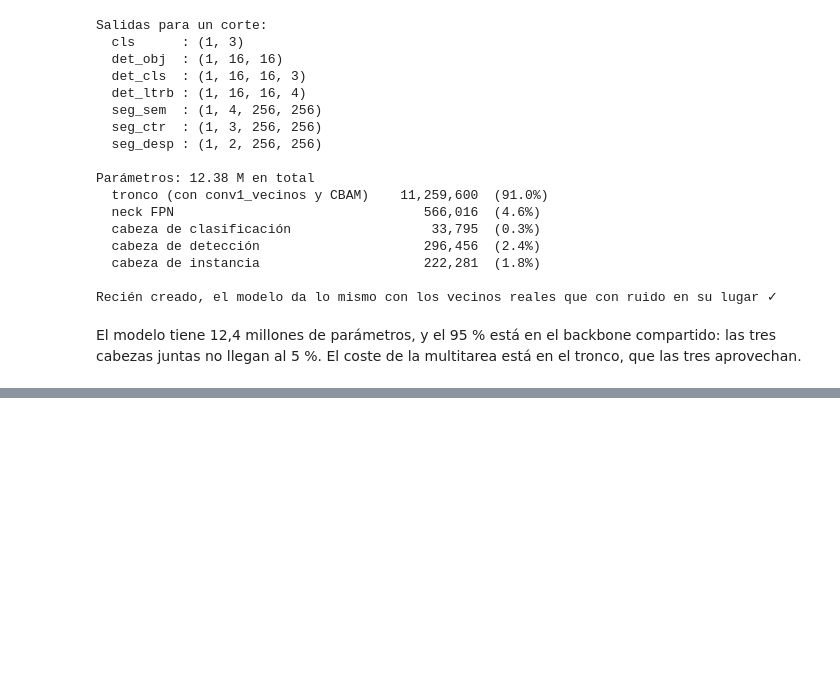
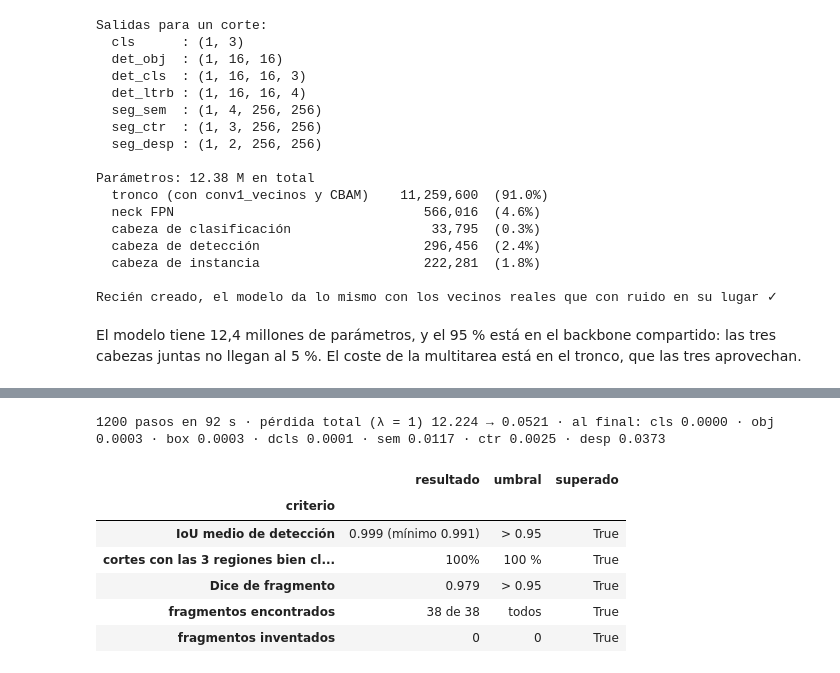
Before and after one commit to MarcAragon/proyecto_pengwin, a Jupyter notebook: Pengwin.ipynb, the cells around one changed output, grey strips where cells are left out. Cells and saved outputs as stored; diff of their text form; code cells hidden in the pictures; blank space fills up the shorter version.

```diff
--- a/Pengwin.ipynb
+++ b/Pengwin.ipynb
@@ -2584,0 +2977,76 @@ El modelo tiene 12,4 millones de parámetros, y el 95 % está en el backbone com
+# %%
+def separar(crudo: dict):
+    """
+    Salida cruda del modelo → la detección y la clasificación en CPU, y la cabeza de instancia lista
+    para decodificar: argmax de la semántica, sigmoide de los centros y desplazamientos.
+    """
+    seg = (crudo["seg_sem"].argmax(1).byte().cpu().numpy(), torch.sigmoid(crudo["seg_ctr"].float()).cpu().numpy(),
+           crudo["seg_desp"].float().cpu().numpy())
+    return {k: v.float().cpu() for k, v in crudo.items() if not k.startswith("seg_")}, seg
+
+
+@torch.no_grad()
+def predecir(modelo, imagen):
+    """Un lote por el modelo, ya separado (ver `separar`)."""
+    with precision_mixta():
+        return separar(modelo(imagen))
+
+
+def pipeline_corte(salida, seg, i, compuerta=True) -> np.ndarray:
+    """El pipeline del  6 para el corte i: detección → NMS → segmentación de instancia → clasificación por pertenencia."""
+    cajas = None
+    if compuerta:
+        cj, _, cl = decodificar(salida, i, max_por_region=1)
+        cajas = {int(k) + 1: c for c, k in zip(cj.tolist(), cl.tolist())}
+    return instancias(seg[0][i], seg[1][i], seg[2][i], cajas, torch.sigmoid(salida["cls"][i]).numpy())
+
+
+fijar_semilla(0)
+filas_ovf3 = np.sort(np.random.default_rng(0).choice(
+    indice.row[(indice.n_regions == 3) & (indice.n_frag_total >= 5)].to_numpy(), 8, replace=False))
+lote_ovf3 = preparar_lote_completo(filas_ovf3)                # sin augmentación: se trata de memorizar
+modelo3 = PelvisNetCompleta(desplazamientos=DESP).to(DISPOSITIVO).to(memory_format=torch.channels_last)
+opt = torch.optim.AdamW(modelo3.parameters(), lr=3e-3, weight_decay=0.0)
+PASOS = 1200
+sched = torch.optim.lr_scheduler.CosineAnnealingLR(opt, PASOS)
+historial_ovf3 = []
+t0 = time.perf_counter()
+for paso in range(PASOS):
+    with precision_mixta():
+        total, partes = perdida_completa(modelo3(lote_ovf3["imagen"]), lote_ovf3, dict.fromkeys(TERMINOS3, 1.0))
+    opt.zero_grad(set_to_none=True)
+    total.backward()
+    torch.nn.utils.clip_grad_norm_(modelo3.parameters(), 10.0)
+    opt.step()
+    sched.step()
+    historial_ovf3.append({k: float(v.detach()) for k, v in partes.items()})
+t_ovf3 = time.perf_counter() - t0
+
+modelo3.eval()
+salida_ovf3, seg_ovf3 = predecir(modelo3, lote_ovf3["imagen"])
+pred_ovf3 = [pipeline_corte(salida_ovf3, seg_ovf3, i) for i in range(len(filas_ovf3))]
+frag_ovf3 = resumen_fragmentos([emparejar(p, r) for p, r in zip(pred_ovf3, lote_ovf3["etiquetas"])])
+ious_ovf3 = np.array([v for i, c in enumerate(lote_ovf3["cajas"]) for v in evaluar_corte(salida_ovf3, i, c)[0].values()])
+bien3 = float(((torch.sigmoid(salida_ovf3["cls"]) > 0.5).float() == lote_ovf3["huesos"].cpu()).all(1).float().mean())
+final3 = historial_ovf3[-1]
+criterios3 = pd.DataFrame([
+    ("IoU medio de detección", f"{ious_ovf3.mean():.3f} (mínimo {ious_ovf3.min():.3f})", "> 0.95", ious_ovf3.mean() > 0.95),
+    ("cortes con las 3 regiones bien clasificadas", f"{bien3:.0%}", "100 %", bien3 == 1.0),
+    ("Dice de fragmento", f"{frag_ovf3['Dice']:.3f}", "> 0.95", frag_ovf3["Dice"] > 0.95),
+    ("fragmentos encontrados", f"{frag_ovf3['fragmentos reales'] - frag_ovf3['no encontrados']} de "
+     f"{frag_ovf3['fragmentos reales']}", "todos", frag_ovf3["no encontrados"] == 0),
+    ("fragmentos inventados", f"{frag_ovf3['falsos positivos']}", "0", frag_ovf3["falsos positivos"] == 0),
+], columns=["criterio", "resultado", "umbral", "superado"]).set_index("criterio")
+print(f"{PASOS} pasos en {t_ovf3:.0f} s · pérdida total (λ = 1) {sum(historial_ovf3[0].values()):.3f} → "
+      f"{sum(final3.values()):.4f} · al final: " + " · ".join(f"{k} {final3[k]:.4f}" for k in TERMINOS3))
+assert criterios3.superado.all(), "La prueba de overfit no pasa: hay un error en objetivos, pérdida o decodificación"
+criterios3
+# %% [output]
+1200 pasos en 92 s · pérdida total (λ = 1) 12.224 → 0.0521 · al final: cls 0.0000 · obj 0.0003 · box 0.0003 · dcls 0.0001 · sem 0.0117 · ctr 0.0025 · desp 0.0373
+|  | resultado | umbral | superado |
+| criterio |  |  |  |
+| IoU medio de detección | 0.999 (mínimo 0.991) | > 0.95 | True |
+| cortes con las 3 regiones bien cl... | 100% | 100 % | True |
+| Dice de fragmento | 0.979 | > 0.95 | True |
+| fragmentos encontrados | 38 de 38 | todos | True |
+| fragmentos inventados | 0 | 0 | True |
```
Also changed, not shown: parts of 14 cells of this notebook.
